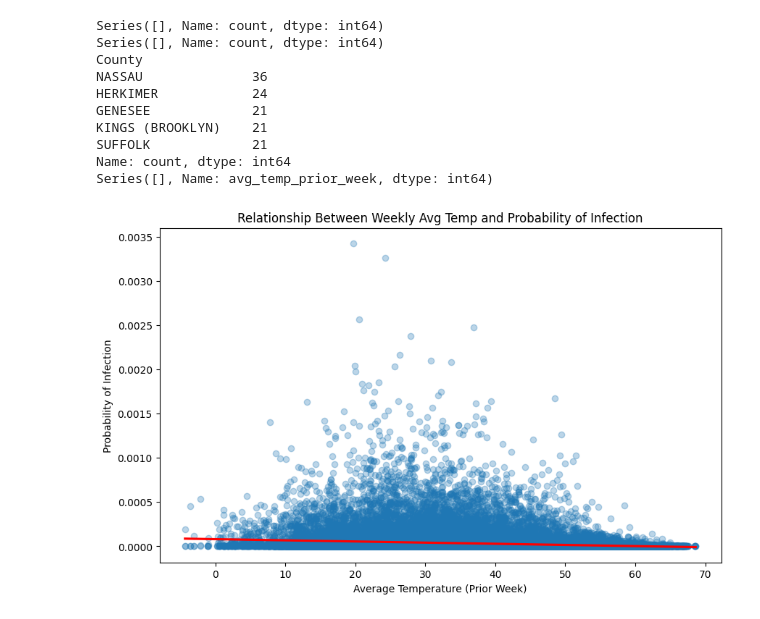
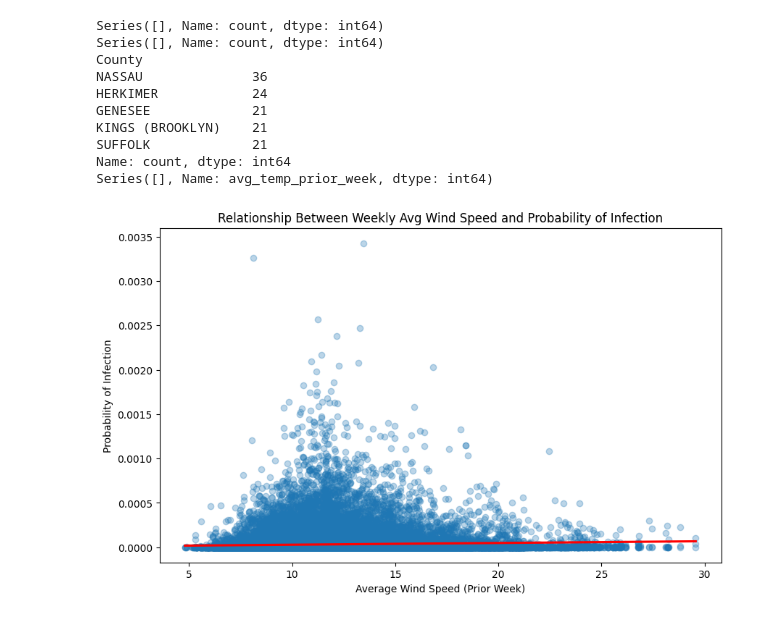
Before and after one commit to gabrielolafs/ds3010-final, a Jupyter notebook: EDA.ipynb, the cells around one changed output. Cells and saved outputs as stored; diff of their text form; code cells hidden in the pictures.

Commit message:
All Weather Variables and RSI Feature

```diff
--- a/EDA.ipynb
+++ b/EDA.ipynb
@@ -40,15 +40,15 @@ Name: count, dtype: int64
 Series([], Name: avg_temp_prior_week, dtype: int64)
 # %%
 plt.figure(figsize=(10, 6))
-sns.regplot(data=Flu_weather, x='avg_temp_prior_week', y='Prob_infected',
+sns.regplot(data=Flu_weather, x='avg_wind_speed_prior_week', y='Prob_infected',
             scatter_kws={'alpha':0.3}, line_kws={'color':'red'})
 
-plt.title('Relationship Between Weekly Avg Temp and Probability of Infection')
-plt.xlabel('Average Temperature (Prior Week)')
+plt.title('Relationship Between Weekly Avg Wind Speed and Probability of Infection')
+plt.xlabel('Average Wind Speed (Prior Week)')
 plt.ylabel('Probability of Infection')
 plt.show()
 # %% [output]
-[figure, old version]
+[figure, new version]
 # %%
 # Check which counties are contributing to the 50-degree pillar
 # We look for values very close to 50 (e.g., 49.9 to 50.1)
```
Also changed, not shown: parts of 5 cells of this notebook, 4 other files.
